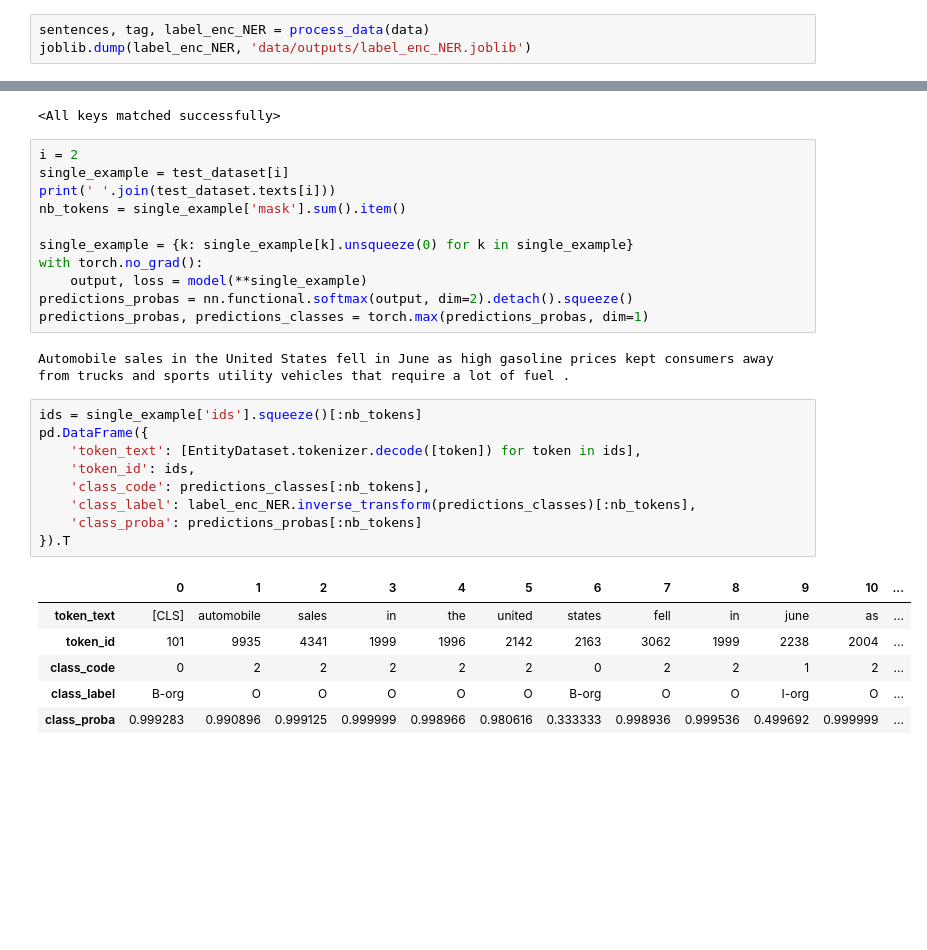
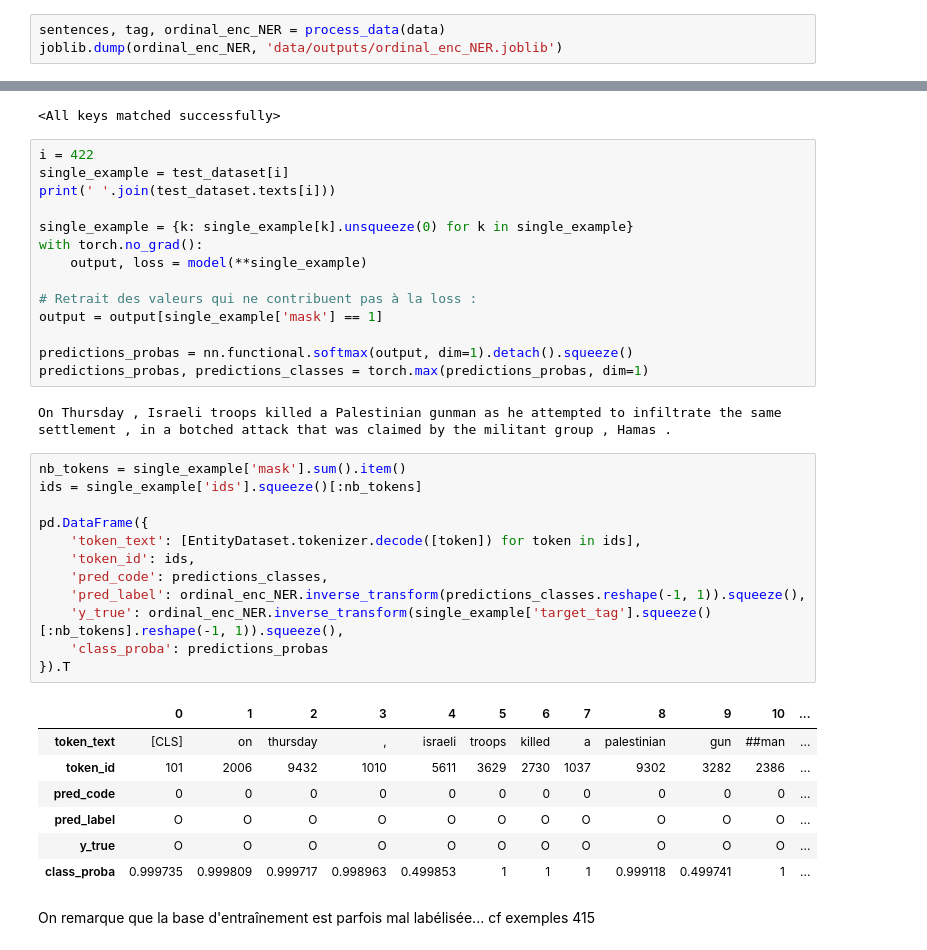
Before and after one commit to PierreDesmet/SIECGALE, a Jupyter notebook: notebooks/1 - NER PyTorch.ipynb, the cells around one changed output, grey strips where cells are left out. Saved outputs shown, nothing was run; the diff lists cells and outputs as text; blank space fills up the shorter version.

Commit message:
OrdinalEncoder remplace le LabelEncoder

```diff
--- a/notebooks/1 - NER PyTorch.ipynb
+++ b/notebooks/1 - NER PyTorch.ipynb
@@ -88,6 +89,6 @@ Tag 3 categories : ['O' 'B-org' 'I-org']
 | 158 | Sentence: 8 | is | O |
 | 159 | Sentence: 8 | to | O |
 # %%
-sentences, tag, label_enc_NER = process_data(data)
-joblib.dump(label_enc_NER, 'data/outputs/label_enc_NER.joblib')
+sentences, tag, ordinal_enc_NER = process_data(data)
+joblib.dump(ordinal_enc_NER, 'data/outputs/ordinal_enc_NER.joblib')
 # %% [output]
@@ -374,31 +375,40 @@ I0606 12:06:29.735961 140644682426176 modeling.py:648] Weights of BertForTokenCl
 I0606 12:06:29.736854 140644682426176 modeling.py:651] Weights from pretrained model not used in BertForTokenClassification: ['cls.predictions.bias', 'cls.predictions.transform.dense.weight', 'cls.pre ...
 <All keys matched successfully>
 # %%
-i = 2
+i = 422
 single_example = test_dataset[i]
 print(' '.join(test_dataset.texts[i]))
-nb_tokens = single_example['mask'].sum().item()
 
 single_example = {k: single_example[k].unsqueeze(0) for k in single_example}
 with torch.no_grad():
     output, loss = model(**single_example)
-predictions_probas = nn.functional.softmax(output, dim=2).detach().squeeze()
+
+# Retrait des valeurs qui ne contribuent pas à la loss :
+output = output[single_example['mask'] == 1]
+
+predictions_probas = nn.functional.softmax(output, dim=1).detach().squeeze()
 predictions_probas, predictions_classes = torch.max(predictions_probas, dim=1)
 # %% [output]
-Automobile sales in the United States fell in June as high gasoline prices kept consumers away from trucks and sports utility vehicles that require a lot of fuel .
+On Thursday , Israeli troops killed a Palestinian gunman as he attempted to infiltrate the same settlement , in a botched attack that was claimed by the militant group , Hamas .
 # %%
+nb_tokens = single_example['mask'].sum().item()
 ids = single_example['ids'].squeeze()[:nb_tokens]
+
 pd.DataFrame({
     'token_text': [EntityDataset.tokenizer.decode([token]) for token in ids],
     'token_id': ids,
-    'class_code': predictions_classes[:nb_tokens],
-    'class_label': label_enc_NER.inverse_transform(predictions_classes)[:nb_tokens],
-    'class_proba': predictions_probas[:nb_tokens]
+    'pred_code': predictions_classes,
+    'pred_label': ordinal_enc_NER.inverse_transform(predictions_classes.reshape(-1, 1)).squeeze(),
+    'y_true': ordinal_enc_NER.inverse_transform(single_example['target_tag'].squeeze()[:nb_tokens].reshape(-1, 1)).squeeze(),
+    'class_proba': predictions_probas
 }).T
 # %% [output]
 |  | 0 | 1 | 2 | 3 | 4 | 5 | 6 | 7 | 8 | 9 | 10 | ... |
-| token_text | [CLS] | automobile | sales | in | the | united | states | fell | in | june | as | ... |
-| token_id | 101 | 9935 | 4341 | 1999 | 1996 | 2142 | 2163 | 3062 | 1999 | 2238 | 2004 | ... |
-| class_code | 0 | 2 | 2 | 2 | 2 | 2 | 0 | 2 | 2 | 1 | 2 | ... |
-| class_label | B-org | O | O | O | O | O | B-org | O | O | I-org | O | ... |
-| class_proba | 0.999283 | 0.990896 | 0.999125 | 0.999999 | 0.998966 | 0.980616 | 0.333333 | 0.998936 | 0.999536 | 0.499692 | 0.999999 | ... |
+| token_text | [CLS] | on | thursday | , | israeli | troops | killed | a | palestinian | gun | ##man | ... |
+| token_id | 101 | 2006 | 9432 | 1010 | 5611 | 3629 | 2730 | 1037 | 9302 | 3282 | 2386 | ... |
+| pred_code | 0 | 0 | 0 | 0 | 0 | 0 | 0 | 0 | 0 | 0 | 0 | ... |
+| pred_label | O | O | O | O | O | O | O | O | O | O | O | ... |
+| y_true | O | O | O | O | O | O | O | O | O | O | O | ... |
+| class_proba | 0.999735 | 0.999809 | 0.999717 | 0.998963 | 0.499853 | 1 | 1 | 1 | 0.999118 | 0.499741 | 1 | ... |
+# %% [markdown]
+On remarque que la base d'entraînement est parfois mal labélisée... cf exemples 415
```
Also changed, not shown: parts of 10 cells of this notebook, 3 other files.
